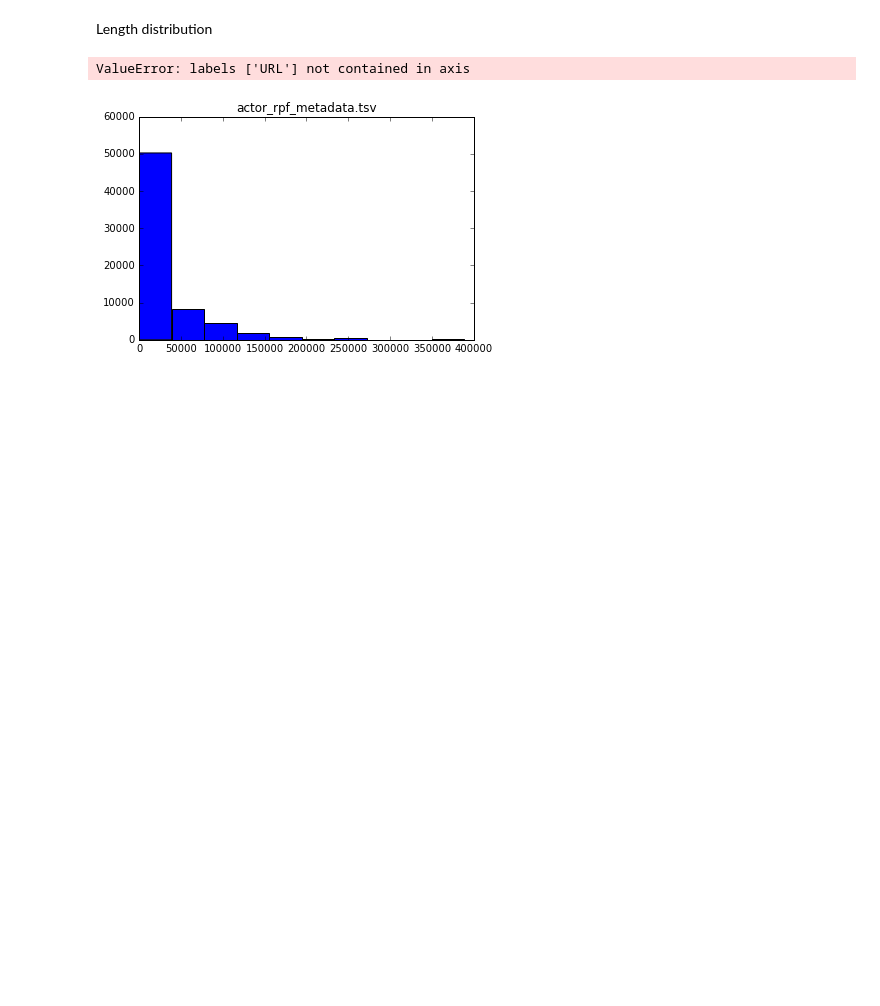
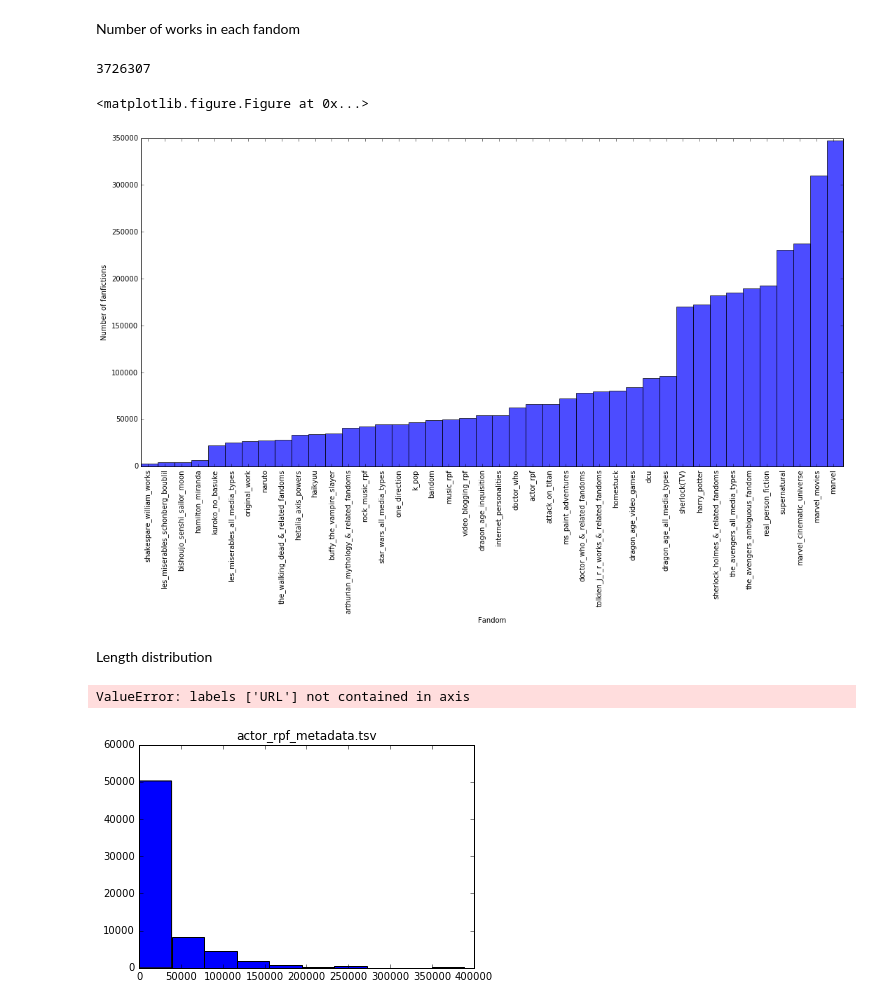
Before and after one commit to yzjing/ao3_old, a Jupyter notebook: exps/20170216_author_kudos/descriptive.ipynb, the cells around one changed output. Saved outputs shown, nothing was run; the diff lists cells and outputs as text; code cells hidden in the pictures; blank space fills up the shorter version.

```diff
--- a/exps/20170216_author_kudos/descriptive.ipynb
+++ b/exps/20170216_author_kudos/descriptive.ipynb
@@ -6,6 +6,41 @@ import matplotlib.pyplot as plt
 import numpy as np
 # %%
 data_path = '../../data/metadata/'
+# %% [markdown]
+Number of works in each fandom
+# %%
+fandom_size = {}
+# %%
+for f in os.listdir(data_path):
+    df = pd.read_csv(os.path.join(data_path, f), sep = '\t')
+#     print(len(df))
+    try:
+        df = df.drop(['ChapterIndex', 'URL','CompleteDate','UpdateDate'], axis=1)
+    except:
+        df = df.drop(['ChapterIndex', 'CompleteDate','UpdateDate'], axis=1)
+    df = df.drop_duplicates()
+#     print(len(df))
+    fandom_size[len(df)] = f.split('.')[0]
+# %%
+sum(fandom_size.keys())
+# %% [output]
+3726307
+# %%
+plt.figure()
+plt.figure(figsize = (15,10))
+idx = np.arange(len(fandom_size))
+data = sorted(fandom_size.keys())
+labels = [fandom_size[i].replace('_metadata', '') for i in sorted(fandom_size.keys())]
+plt.bar(idx, data, 1, alpha = 0.7)
+plt.xticks(idx + 0.4,labels,rotation = '90')
+plt.xlim(0, 42)
+plt.xlabel("Fandom")
+plt.ylabel("Number of fanfictions")
+plt.tight_layout()
+plt.savefig("fandom_size.png", type="png")
+# %% [output]
+<matplotlib.figure.Figure at 0x...>
+[figure, added]
 # %% [markdown]
 Length distribution
 # %%
```
Also changed, not shown: parts of 5 cells of this notebook, 6 other files.
